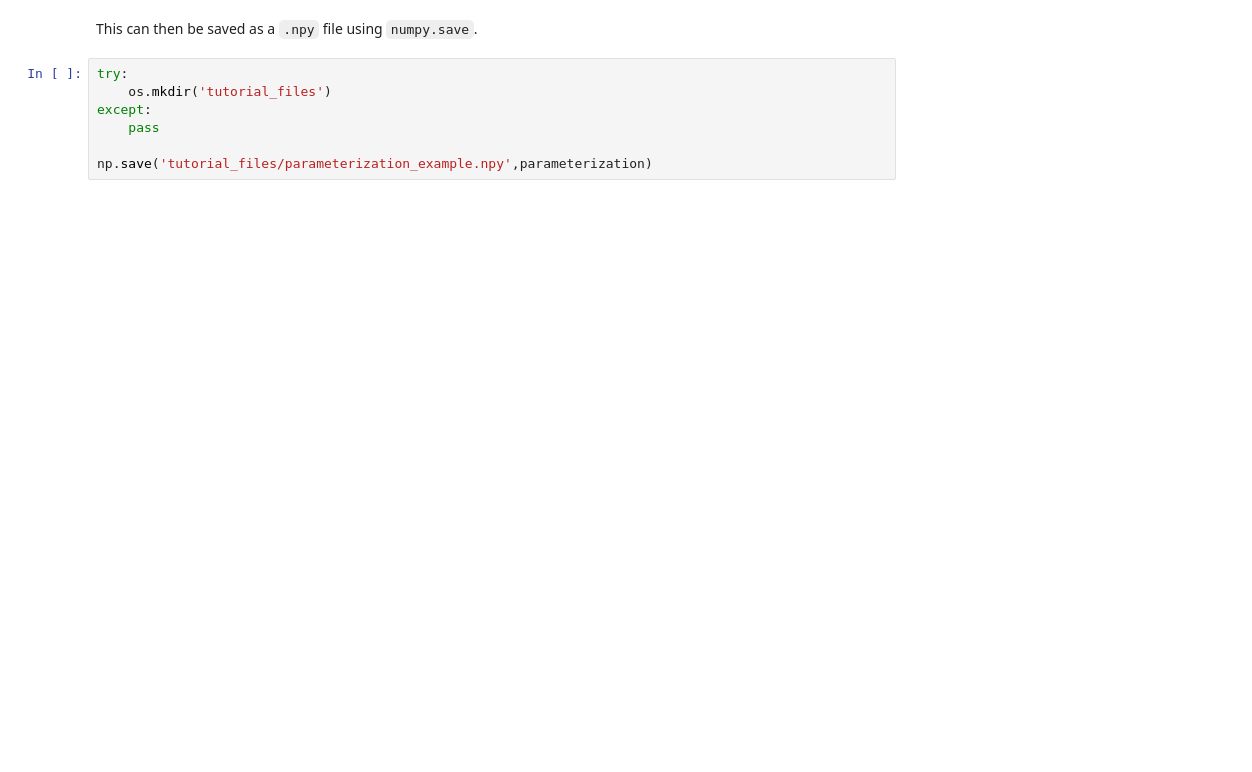
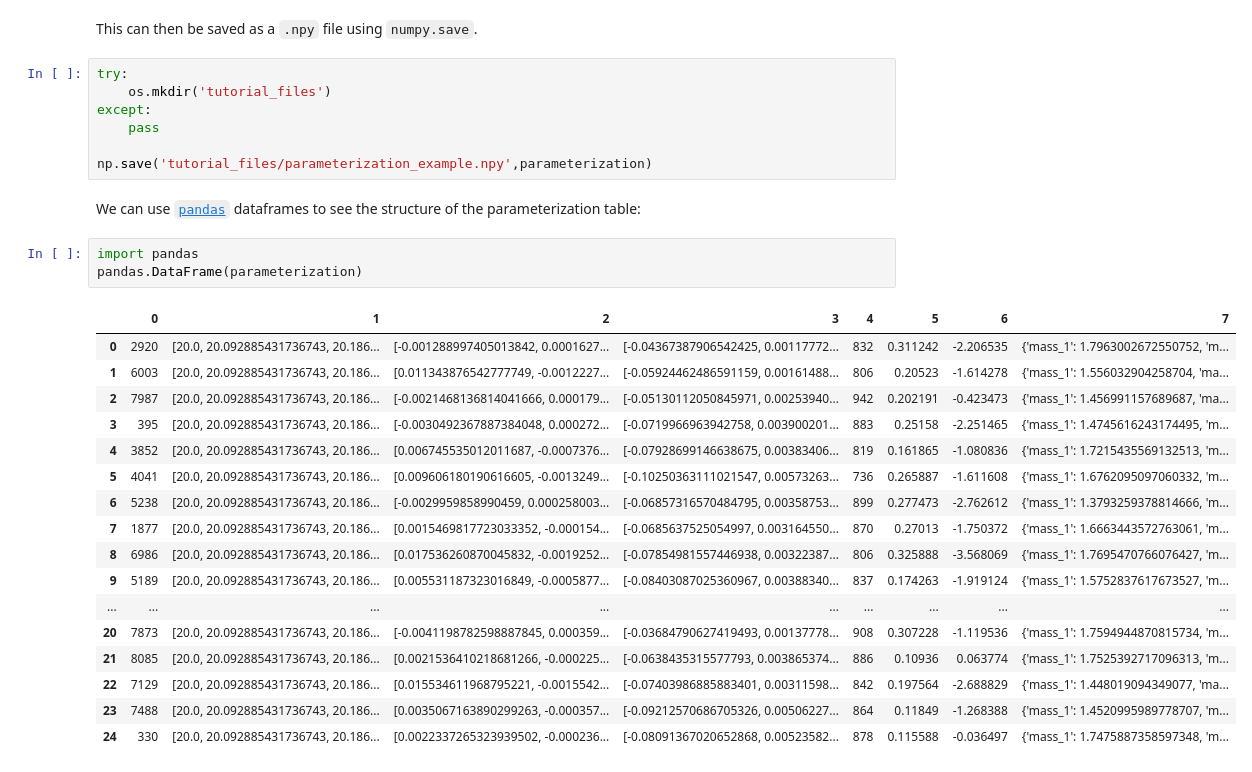
Before and after one commit to RyanSR71/waveform_uncertainty, a Jupyter notebook: docs/source/notebooks/Parameterization_Tutorial.ipynb, the cells around one changed output. Cells and saved outputs as stored; diff of their text form; blank space fills up the shorter version.

```diff
--- a/docs/source/notebooks/Parameterization_Tutorial.ipynb
+++ b/docs/source/notebooks/Parameterization_Tutorial.ipynb
@@ -308,3 +308,26 @@ except:
     pass
 
 np.save('tutorial_files/parameterization_example.npy',parameterization)
+# %% [markdown]
+We can use [`pandas`](https://pandas.pydata.org/) dataframes to see the structure of the parameterization table:
+# %%
+import pandas
+pandas.DataFrame(parameterization)
+# %% [output]
+|  | 0 | 1 | 2 | 3 | 4 | 5 | 6 | 7 |
+| 0 | 2920 | [20.0, 20.092885431736743, 20.186... | [-0.001288997405013842, 0.0001627... | [-0.04367387906542425, 0.00117772... | 832 | 0.311242 | -2.206535 | {'mass_1': 1.7963002672550752, 'm... |
+| 1 | 6003 | [20.0, 20.092885431736743, 20.186... | [0.011343876542777749, -0.0012227... | [-0.05924462486591159, 0.00161488... | 806 | 0.20523 | -1.614278 | {'mass_1': 1.556032904258704, 'ma... |
+| 2 | 7987 | [20.0, 20.092885431736743, 20.186... | [-0.0021468136814041666, 0.000179... | [-0.05130112050845971, 0.00253940... | 942 | 0.202191 | -0.423473 | {'mass_1': 1.456991157689687, 'ma... |
+| 3 | 395 | [20.0, 20.092885431736743, 20.186... | [-0.0030492367887384048, 0.000272... | [-0.0719966963942758, 0.003900201... | 883 | 0.25158 | -2.251465 | {'mass_1': 1.4745616243174495, 'm... |
+| 4 | 3852 | [20.0, 20.092885431736743, 20.186... | [0.006745535012011687, -0.0007376... | [-0.07928699146638675, 0.00383406... | 819 | 0.161865 | -1.080836 | {'mass_1': 1.7215435569132513, 'm... |
+| 5 | 4041 | [20.0, 20.092885431736743, 20.186... | [0.009606180190616605, -0.0013249... | [-0.10250363111021547, 0.00573263... | 736 | 0.265887 | -1.611608 | {'mass_1': 1.6762095097060332, 'm... |
+| 6 | 5238 | [20.0, 20.092885431736743, 20.186... | [-0.0029959858990459, 0.000258003... | [-0.06857316570484795, 0.00358753... | 899 | 0.277473 | -2.762612 | {'mass_1': 1.3793259378814666, 'm... |
+| 7 | 1877 | [20.0, 20.092885431736743, 20.186... | [0.0015469817723033352, -0.000154... | [-0.0685637525054997, 0.003164550... | 870 | 0.27013 | -1.750372 | {'mass_1': 1.6663443572763061, 'm... |
+| 8 | 6986 | [20.0, 20.092885431736743, 20.186... | [0.017536260870045832, -0.0019252... | [-0.07854981557446938, 0.00322387... | 806 | 0.325888 | -3.568069 | {'mass_1': 1.7695470766076427, 'm... |
+| 9 | 5189 | [20.0, 20.092885431736743, 20.186... | [0.005531187323016849, -0.0005877... | [-0.08403087025360967, 0.00388340... | 837 | 0.174263 | -1.919124 | {'mass_1': 1.5752837617673527, 'm... |
+| ... | ... | ... | ... | ... | ... | ... | ... | ... |
+| 20 | 7873 | [20.0, 20.092885431736743, 20.186... | [-0.0041198782598887845, 0.000359... | [-0.03684790627419493, 0.00137778... | 908 | 0.307228 | -1.119536 | {'mass_1': 1.7594944870815734, 'm... |
+| 21 | 8085 | [20.0, 20.092885431736743, 20.186... | [0.0021536410218681266, -0.000225... | [-0.0638435315577793, 0.003865374... | 886 | 0.10936 | 0.063774 | {'mass_1': 1.7525392717096313, 'm... |
+| 22 | 7129 | [20.0, 20.092885431736743, 20.186... | [0.015534611968795221, -0.0015542... | [-0.07403986885883401, 0.00311598... | 842 | 0.197564 | -2.688829 | {'mass_1': 1.448019094349077, 'ma... |
+| 23 | 7488 | [20.0, 20.092885431736743, 20.186... | [0.0035067163890299263, -0.000357... | [-0.09212570686705326, 0.00506227... | 864 | 0.11849 | -1.268388 | {'mass_1': 1.4520995989778707, 'm... |
+| 24 | 330 | [20.0, 20.092885431736743, 20.186... | [0.0022337265323939502, -0.000236... | [-0.08091367020652868, 0.00523582... | 878 | 0.115588 | -0.036497 | {'mass_1': 1.7475887358597348, 'm... |
```
Also changed, not shown: parts of 8 cells of this notebook.
